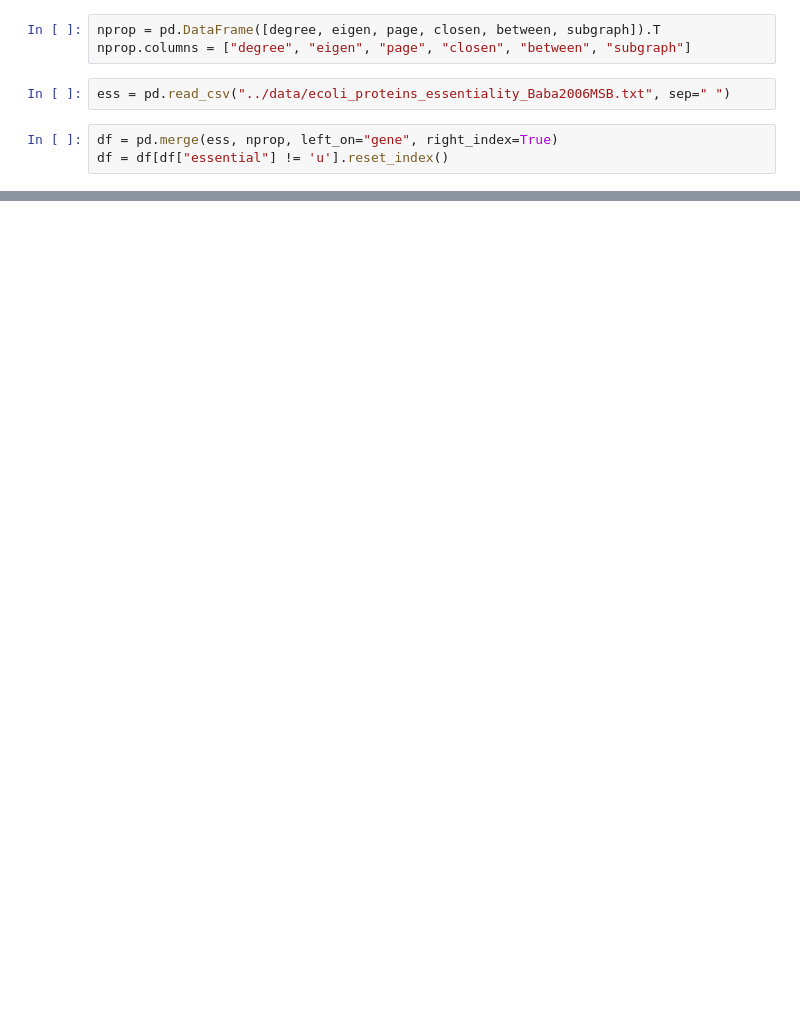
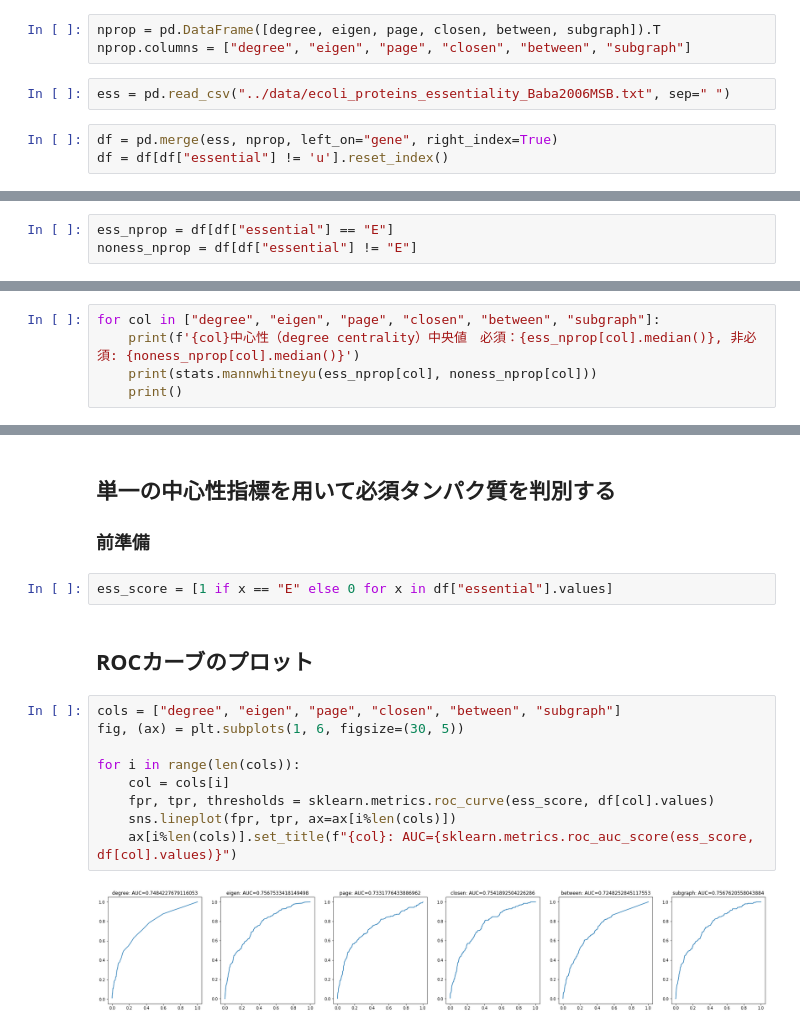
Before and after one commit to monofo/network-analysis-in-biology_python, a Jupyter notebook: centrality_analysis/centrality_analysis.ipynb, the cells around one changed output, grey strips where cells are left out. Cells and saved outputs as stored; diff of their text form; blank space fills up the shorter version.

```diff
--- a/centrality_analysis/centrality_analysis.ipynb
+++ b/centrality_analysis/centrality_analysis.ipynb
@@ -56,0 +54,3 @@ sns.boxplot(y=np.log(df["subgraph"]), x=df["essential"], ax=ax[5])
+# %%
+ess_nprop = df[df["essential"] == "E"]
+noness_nprop = df[df["essential"] != "E"]
@@ -56,0 +59,5 @@ sns.boxplot(y=np.log(df["subgraph"]), x=df["essential"], ax=ax[5])
+# %%
+for col in ["degree", "eigen", "page", "closen", "between", "subgraph"]:
+    print(f'{col}中心性（degree centrality）中央値　必須：{ess_nprop[col].median()}, 非必須: {noness_nprop[col].median()}')
+    print(stats.mannwhitneyu(ess_nprop[col], noness_nprop[col]))
+    print()
@@ -56,0 +82,18 @@ sns.boxplot(y=np.log(df["subgraph"]), x=df["essential"], ax=ax[5])
+# %% [markdown]
+## 単一の中心性指標を用いて必須タンパク質を判別する
+### 前準備
+# %%
+ess_score = [1 if x == "E" else 0 for x in df["essential"].values]
+# %% [markdown]
+## ROCカーブのプロット
+# %%
+cols = ["degree", "eigen", "page", "closen", "between", "subgraph"]
+fig, (ax) = plt.subplots(1, 6, figsize=(30, 5))
+
+for i in range(len(cols)):
+    col = cols[i]
+    fpr, tpr, thresholds = sklearn.metrics.roc_curve(ess_score, df[col].values)
+    sns.lineplot(fpr, tpr, ax=ax[i%len(cols)])
+    ax[i%len(cols)].set_title(f"{col}: AUC={sklearn.metrics.roc_auc_score(ess_score, df[col].values)}")
+# %% [output]
+[figure, added]
```
Also changed, not shown: parts of 10 cells of this notebook.
